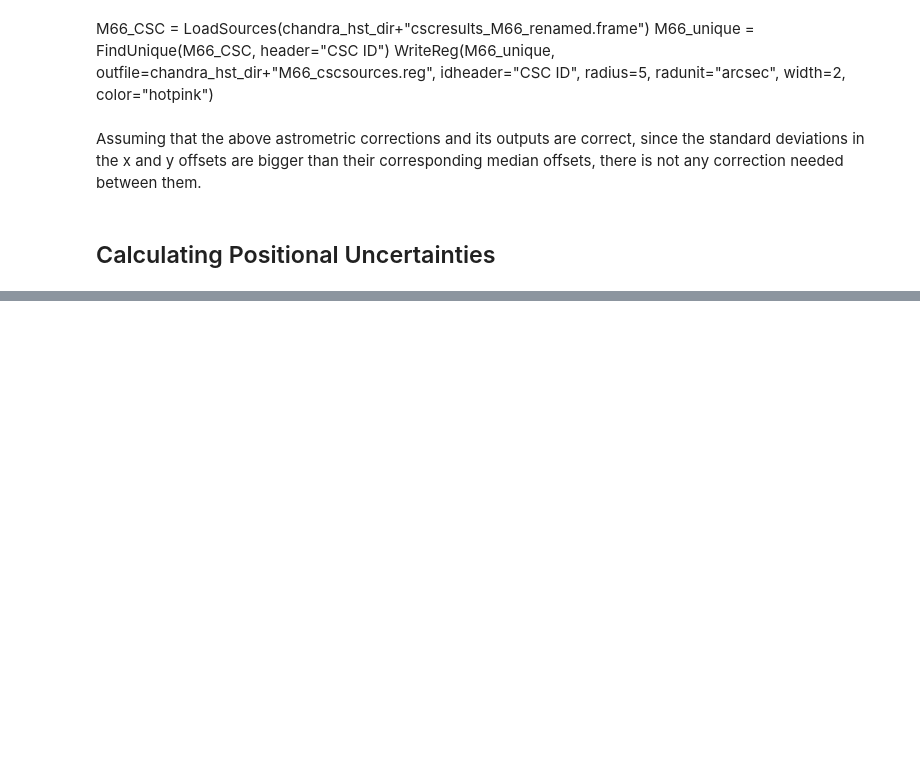
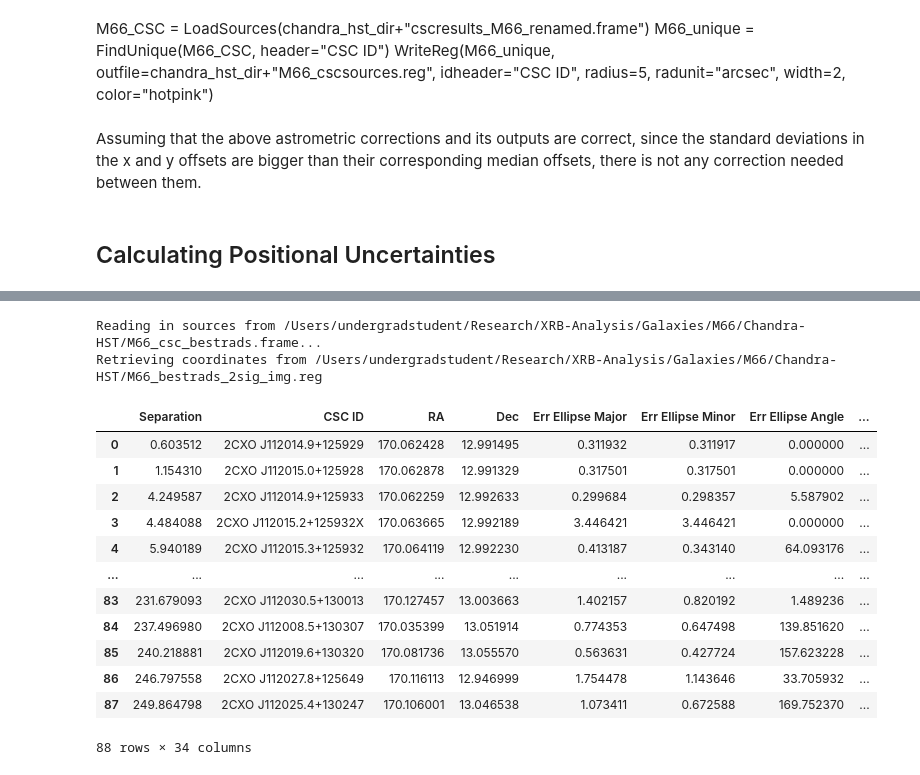
Before and after one commit to devkhullar/querx, a Jupyter notebook: M66_corrected.ipynb, the cells around one changed output, grey strips where cells are left out. Saved outputs shown, nothing was run; the diff lists cells and outputs as text; code cells hidden in the pictures; blank space fills up the shorter version.

```diff
--- a/M66_corrected.ipynb
+++ b/M66_corrected.ipynb
@@ -379,0 +404,33 @@ WriteReg(M66_best, radius=M66_best['1Sig'].values.tolist(), radunit='arcsec', \
+# %%
+# Loading in the original DataFrame containing the best 2sig radii for each source
+M66_best = LoadSources(chandra_hst_dir+"M66_csc_bestrads.frame")
+
+# Reading in the newly-saved img region file
+xsources, ysources = GetCoords(chandra_hst_dir+"M66_bestrads_2sig_img.reg")
+# Adding the image coordinates to the DataFrame
+M66_best["X"] = xsources
+M66_best["Y"] = ysources
+
+# Convert the radius from arcseconds to pixels.
+# The conversion is 0.05 for ACS/WFC and 0.03962 for WFC3/UVIS
+M66_best["2Sig (pix)"] = M66_best["2Sig"] / 0.03962
+
+# Saving the changes to the DataFrame
+M66_best.to_csv(chandra_hst_dir+"M66_csc_bestrads.frame")
+display(M66_best)
+# %% [output]
+Reading in sources from /Users/undergradstudent/Research/XRB-Analysis/Galaxies/M66/Chandra-HST/M66_csc_bestrads.frame...
+Retrieving coordinates from /Users/undergradstudent/Research/XRB-Analysis/Galaxies/M66/Chandra-HST/M66_bestrads_2sig_img.reg
+|  | Separation | CSC ID | RA | Dec | Err Ellipse Major | Err Ellipse Minor | Err Ellipse Angle | ... |
+| 0 | 0.603512 | 2CXO J112014.9+125929 | 170.062428 | 12.991495 | 0.311932 | 0.311917 | 0.000000 | ... |
+| 1 | 1.154310 | 2CXO J112015.0+125928 | 170.062878 | 12.991329 | 0.317501 | 0.317501 | 0.000000 | ... |
+| 2 | 4.249587 | 2CXO J112014.9+125933 | 170.062259 | 12.992633 | 0.299684 | 0.298357 | 5.587902 | ... |
+| 3 | 4.484088 | 2CXO J112015.2+125932X | 170.063665 | 12.992189 | 3.446421 | 3.446421 | 0.000000 | ... |
+| 4 | 5.940189 | 2CXO J112015.3+125932 | 170.064119 | 12.992230 | 0.413187 | 0.343140 | 64.093176 | ... |
+| ... | ... | ... | ... | ... | ... | ... | ... | ... |
+| 83 | 231.679093 | 2CXO J112030.5+130013 | 170.127457 | 13.003663 | 1.402157 | 0.820192 | 1.489236 | ... |
+| 84 | 237.496980 | 2CXO J112008.5+130307 | 170.035399 | 13.051914 | 0.774353 | 0.647498 | 139.851620 | ... |
+| 85 | 240.218881 | 2CXO J112019.6+130320 | 170.081736 | 13.055570 | 0.563631 | 0.427724 | 157.623228 | ... |
+| 86 | 246.797558 | 2CXO J112027.8+125649 | 170.116113 | 12.946999 | 1.754478 | 1.143646 | 33.705932 | ... |
+| 87 | 249.864798 | 2CXO J112025.4+130247 | 170.106001 | 13.046538 | 1.073411 | 0.672588 | 169.752370 | ... |
+88 rows × 34 columns
```
Also changed, not shown: parts of 22 cells of this notebook.
